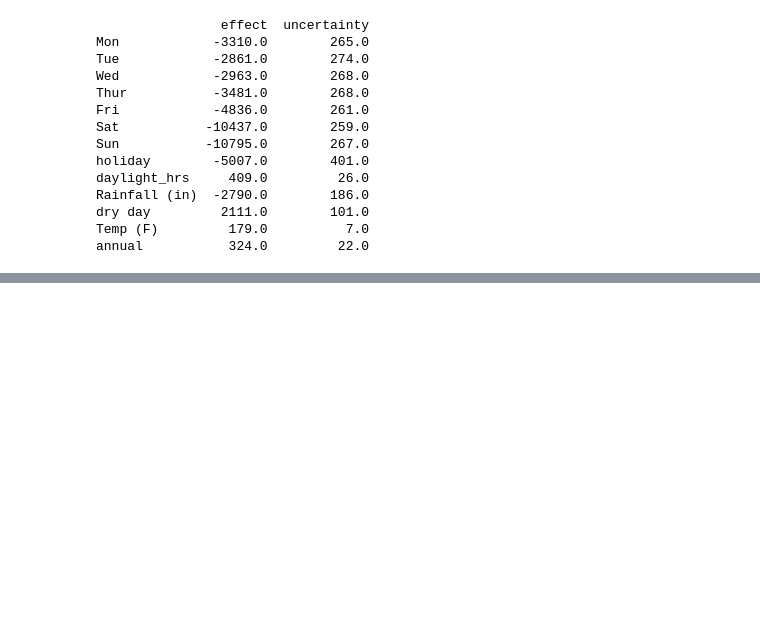
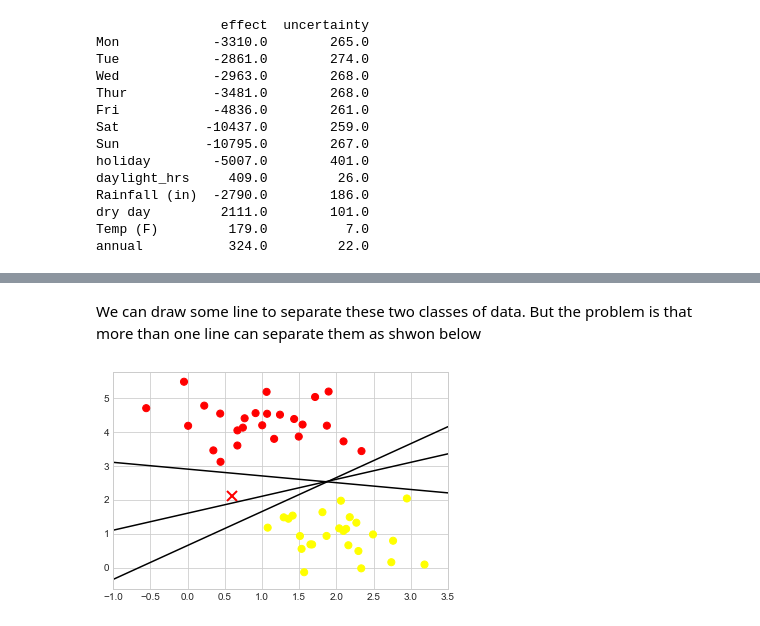
Before and after one commit to Oluwajobs/python_data_science, a Jupyter notebook: ML_Note.ipynb, the cells around one changed output, grey strips where cells are left out. Cells and saved outputs as stored; diff of their text form; code cells hidden in the pictures; blank space fills up the shorter version.

```diff
--- a/ML_Note.ipynb
+++ b/ML_Note.ipynb
@@ -1662,0 +1689,13 @@ annual           324.0         22.0
+# %% [markdown]
+We can draw some line to separate these two classes of data. But the problem is that more than one line can separate them as shwon below
+# %%
+xfit = np.linspace(-1, 3.5)
+plt.scatter(X[:, 0], X[:, 1], c=y, s=50, cmap='autumn')
+plt.plot([0.6], [2.1], 'x', color='red', markeredgewidth=2, markersize=10)
+
+for m, b in [(1, 0.65), (0.5, 1.6), (-0.2, 2.9)]:
+    plt.plot(xfit, m * xfit + b, '-k')
+
+plt.xlim(-1, 3.5);
+# %% [output]
+[figure, added]
```
Also changed, not shown: parts of 29 cells of this notebook.
